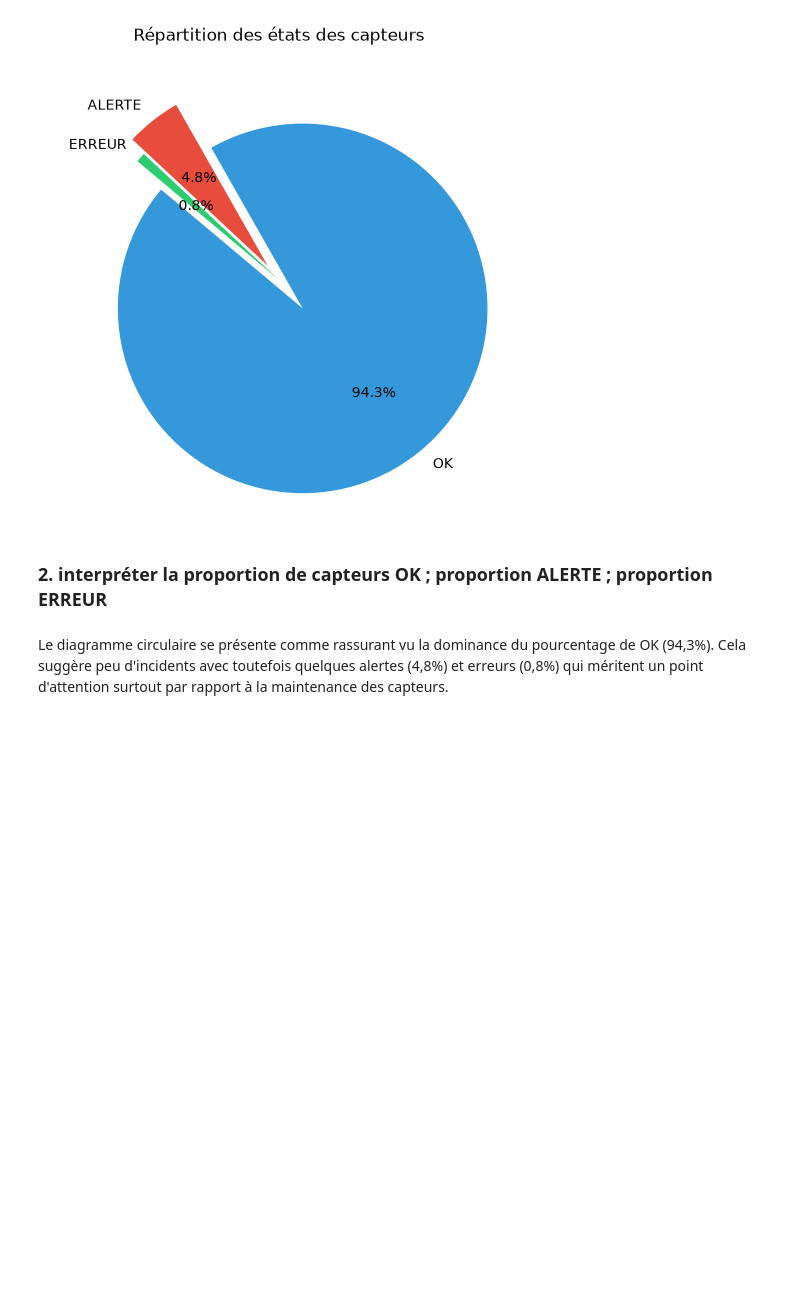
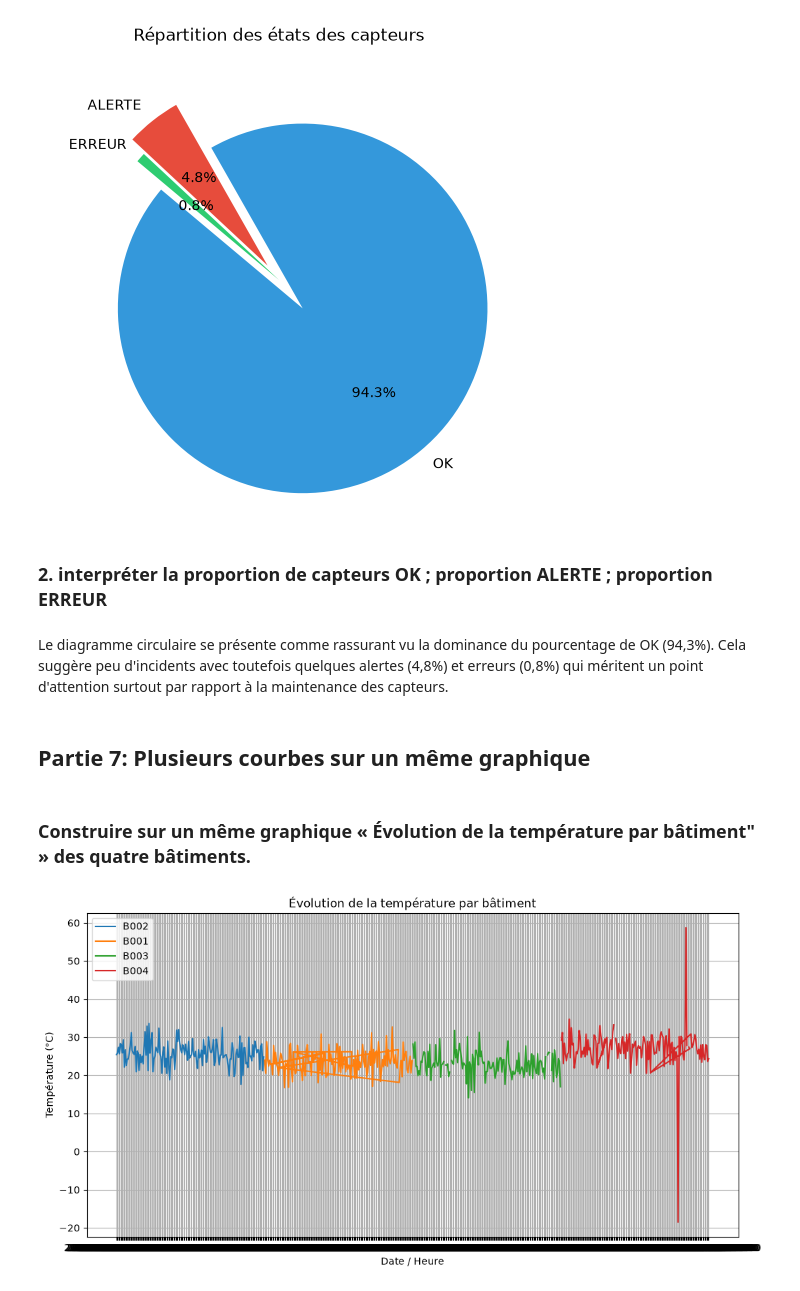
Before and after one commit to sinendoye/atelier_matplotlib_iot, a Jupyter notebook: notebooks/atelier_matplotlib_iot.ipynb, the cells around one changed output. Drawn from its saved outputs; the diff is of its cells as text; code cells hidden in the pictures; blank space fills up the shorter version.

Commit message:
Partie 7: Plusieurs courbes sur un même graphique

```diff
--- a/notebooks/atelier_matplotlib_iot.ipynb
+++ b/notebooks/atelier_matplotlib_iot.ipynb
@@ -270,3 +275,22 @@ plt.show()
 ### 2. interpréter la proportion de capteurs OK ; proportion ALERTE ; proportion ERREUR
 # %% [markdown]
 Le diagramme circulaire se présente comme rassurant vu la dominance du pourcentage de OK (94,3%). Cela suggère peu d'incidents avec toutefois quelques alertes (4,8%) et erreurs (0,8%) qui méritent un point d'attention surtout par rapport à la maintenance des capteurs.
+# %% [markdown]
+## Partie 7: Plusieurs courbes sur un même graphique
+# %% [markdown]
+### Construire sur un même graphique « Évolution de la température par bâtiment" » des quatre bâtiments.
+# %%
+plt.figure(figsize=(12, 6))
+
+for batiment in df["batiment"].unique():
+    df_batiment = df[df["batiment"] == batiment]
+    plt.plot(df_batiment["date_heure"], df_batiment["temperature"], label=batiment)
+
+plt.title("Évolution de la température par bâtiment")
+plt.xlabel("Date / Heure")
+plt.ylabel("Température (°C)")
+plt.legend()
+plt.grid(True)
+plt.show()
+# %% [output]
+[figure, added]
```
Also changed, not shown: parts of 4 cells of this notebook.
